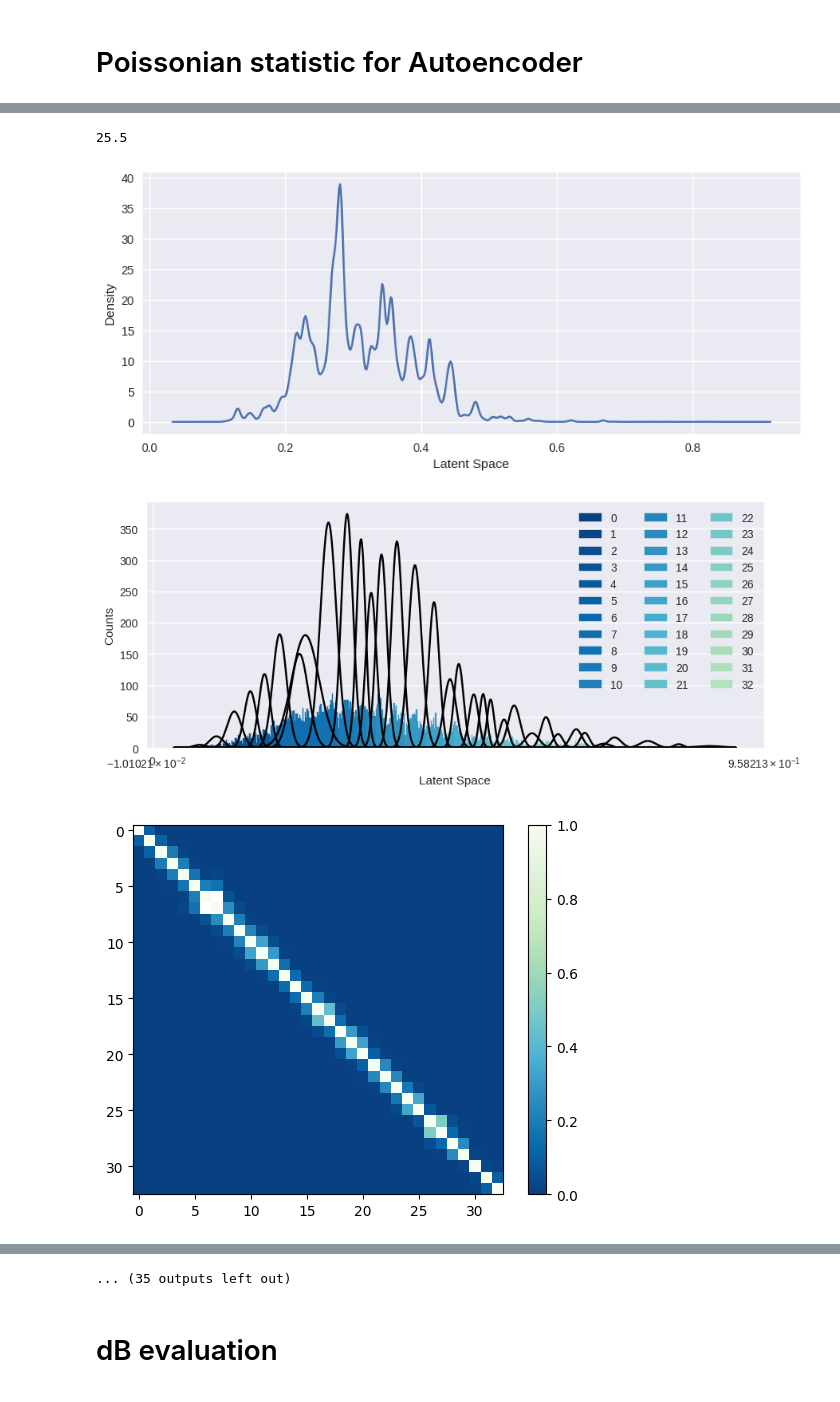
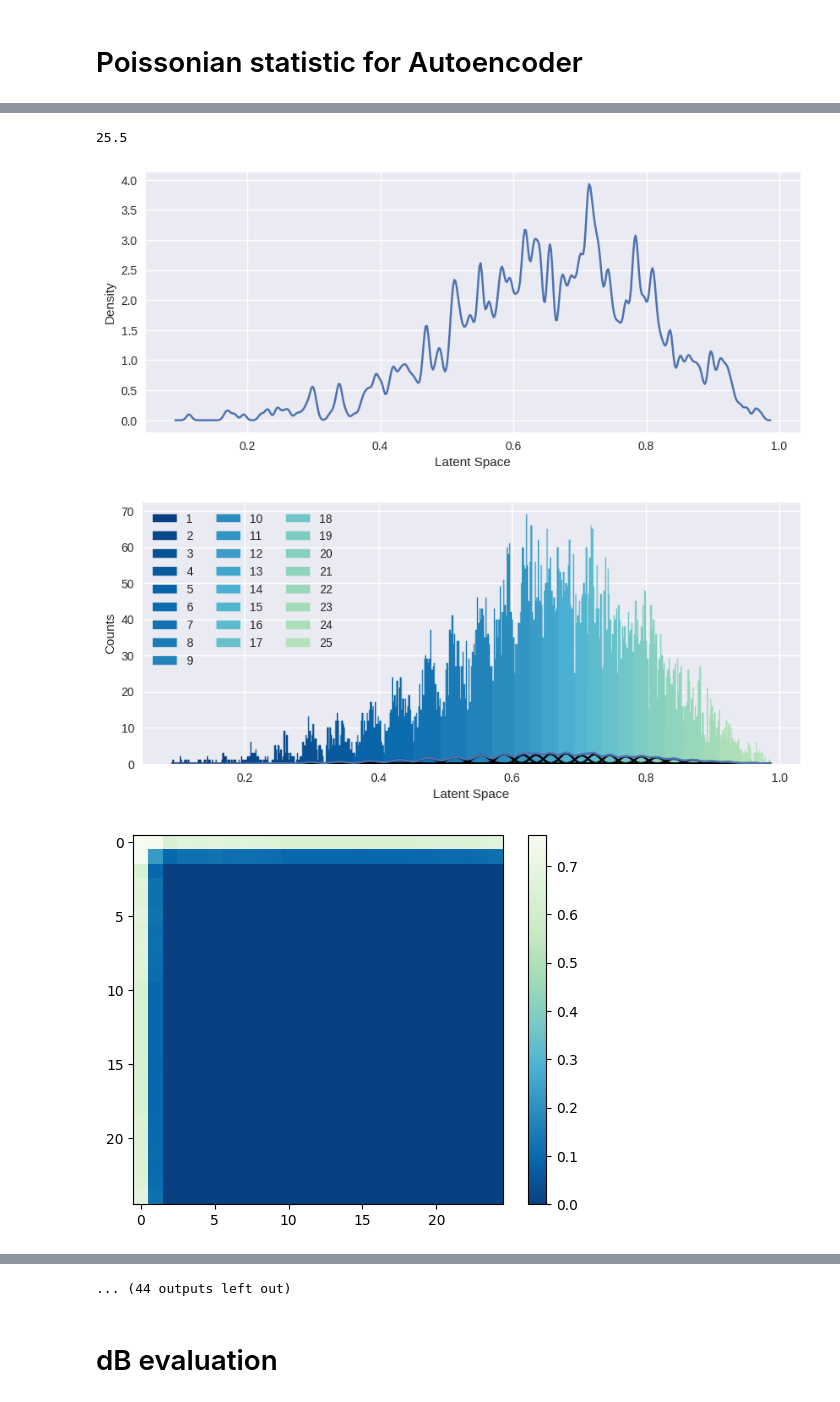
Before and after one commit to polyquantique/Photon-Number-Classification, a Jupyter notebook: src/Decibel_TES.ipynb, the cells around one changed output, grey strips where cells are left out. Cells and saved outputs as stored; diff of their text form; code cells hidden in the pictures.

```diff
--- a/src/Decibel_TES.ipynb
+++ b/src/Decibel_TES.ipynb
@@ -19,7 +19,7 @@ from sklearn.decomposition import PCA
 # %%
 signal_size = 30_000
 path_train = 'Datasets/TES/NIST test'
-path_model = 'grid-search-TES param 4/run 14/fold 0'#run-2024-01-18-18-15/fold 0'
+path_model = 'grid-search-TES Triplet 13/run 08/fold 0'#'grid-search-TES param 4/run 14/fold 0'#run-2024-01-18-18-15/fold 0'
 mean_model, std_model = load_mean_std(path_model)
 # %% [markdown]
 # Poissonian statistic for Autoencoder
@@ -41,9 +41,10 @@ X_i_AUTO, X_r_AUTO, X_l_AUTO = loadAutoencoder(X, f'AutoencoderLog/{path_model}'
 conf = confidence(X_l_AUTO,
                 bw = [0.003],
                 bins_plot = 5000,
-                min_cluster_prob=0.003,
+                number_cluster=25,
+                #min_cluster_prob=0.003,
                 density_kernel='gaussian',
-                flip = True,
+                flip = False,
                 skip = 10,
                 size_plot = 10)
 
@@ -57,7 +58,8 @@ for index, key in enumerate(np.unique(decibel_samples)):
     conf.fit(X_l_AUTO[condition],
             bw = [0.004],
             bins_plot = 500,
-            min_cluster_prob=0.001,
+            number_cluster=25,
+            #min_cluster_prob=0.001,
             density_kernel='gaussian',
             flip = False,
             skip = 10,
@@ -79,4 +82,4 @@ for index, key in enumerate(np.unique(decibel_samples)):
-25.5
+25.5
-[figure, old version]
+[figure, new version]
-[figure, old version]
+[figure, new version]
-[figure, old version]
+[figure, new version]
@@ -84,4 +86,4 @@ for index, key in enumerate(np.unique(decibel_samples)):
-... (35 outputs left out)
+... (44 outputs left out)
 # %% [markdown]
 # dB evaluation
 # %%
```
Also changed, not shown: parts of 5 cells of this notebook, 19 other files.
